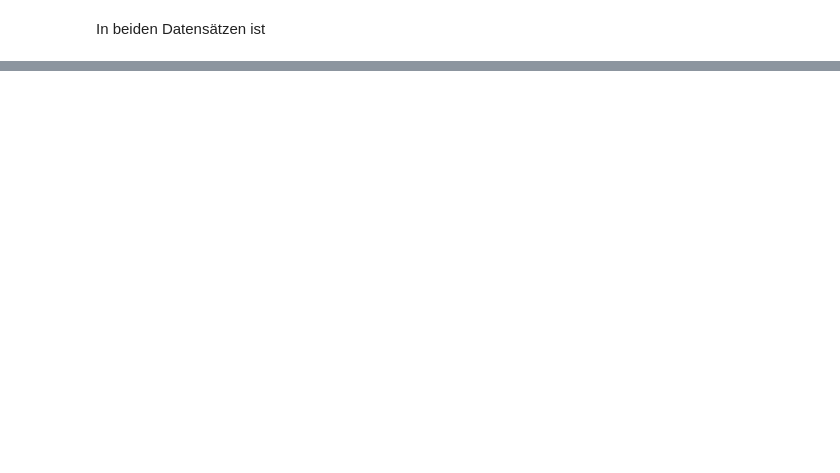
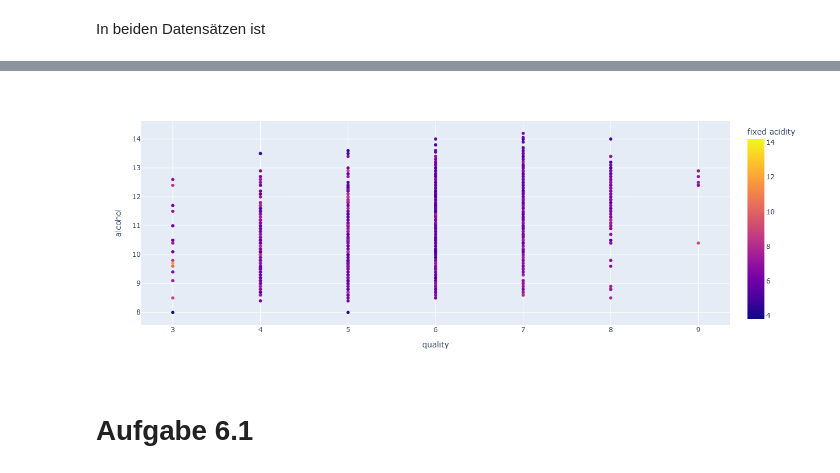
Before and after one commit to carl-pla/portfolio_DS.KI, a Jupyter notebook: project_whole_clemens.ipynb, the cells around one changed output, grey strips where cells are left out. Saved outputs shown, nothing was run; the diff lists cells and outputs as text; code cells hidden in the pictures; blank space fills up the shorter version.

```diff
--- a/project_whole_clemens.ipynb
+++ b/project_whole_clemens.ipynb
@@ -744,0 +626,14 @@ In beiden Datensätzen ist
+# %%
+import plotly.express as px
+# du hast den Dataframe schon erstellt, kannst einfach
+fig = px.scatter(ww, x="quality", y="alcohol", color="fixed acidity")
+fig.update_layout(
+    autosize=False,
+    width=1000,
+    height=500,)
+
+fig.show()
+# %% [output]
+[figure, added]
+# %% [markdown]
+# Aufgabe 6.1
```
Also changed, not shown: parts of 23 cells of this notebook.
